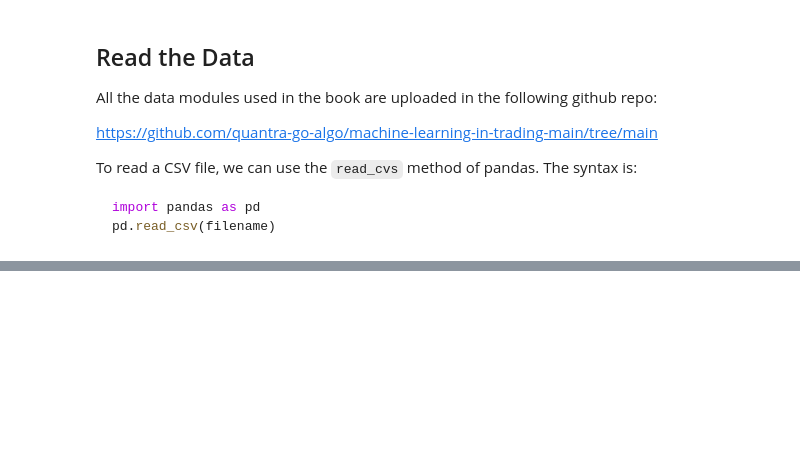
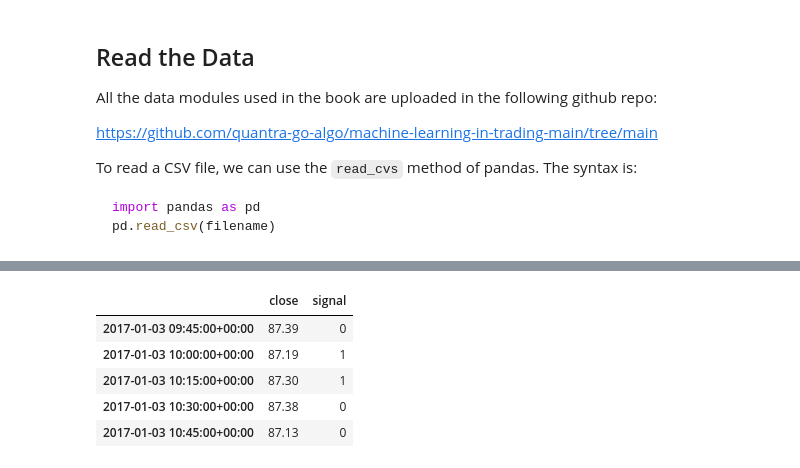
Before and after one commit to nachoba/python_course, a Jupyter notebook: books/Machine-Learning-Trading/004-chapter03.ipynb, the cells around one changed output, grey strips where cells are left out. Saved outputs shown, nothing was run; the diff lists cells and outputs as text; code cells hidden in the pictures; blank space fills up the shorter version.

```diff
--- a/books/Machine-Learning-Trading/004-chapter03.ipynb
+++ b/books/Machine-Learning-Trading/004-chapter03.ipynb
@@ -47,0 +69,15 @@ plt.show()
+# %%
+# Create a column 'future_returns' with the calculation of % change
+data['future_returns'] = data['close'].pct_change().shift(-1)
+
+# Create the signal column
+data['signal'] = np.where(data['future_returns'] > 0, 1, 0)
+
+data[['close', 'signal']].head()
+# %% [output]
+|  | close | signal |
+| 2017-01-03 09:45:00+00:00 | 87.39 | 0 |
+| 2017-01-03 10:00:00+00:00 | 87.19 | 1 |
+| 2017-01-03 10:15:00+00:00 | 87.30 | 1 |
+| 2017-01-03 10:30:00+00:00 | 87.38 | 0 |
+| 2017-01-03 10:45:00+00:00 | 87.13 | 0 |
```
Also changed, not shown: parts of 19 cells of this notebook.
